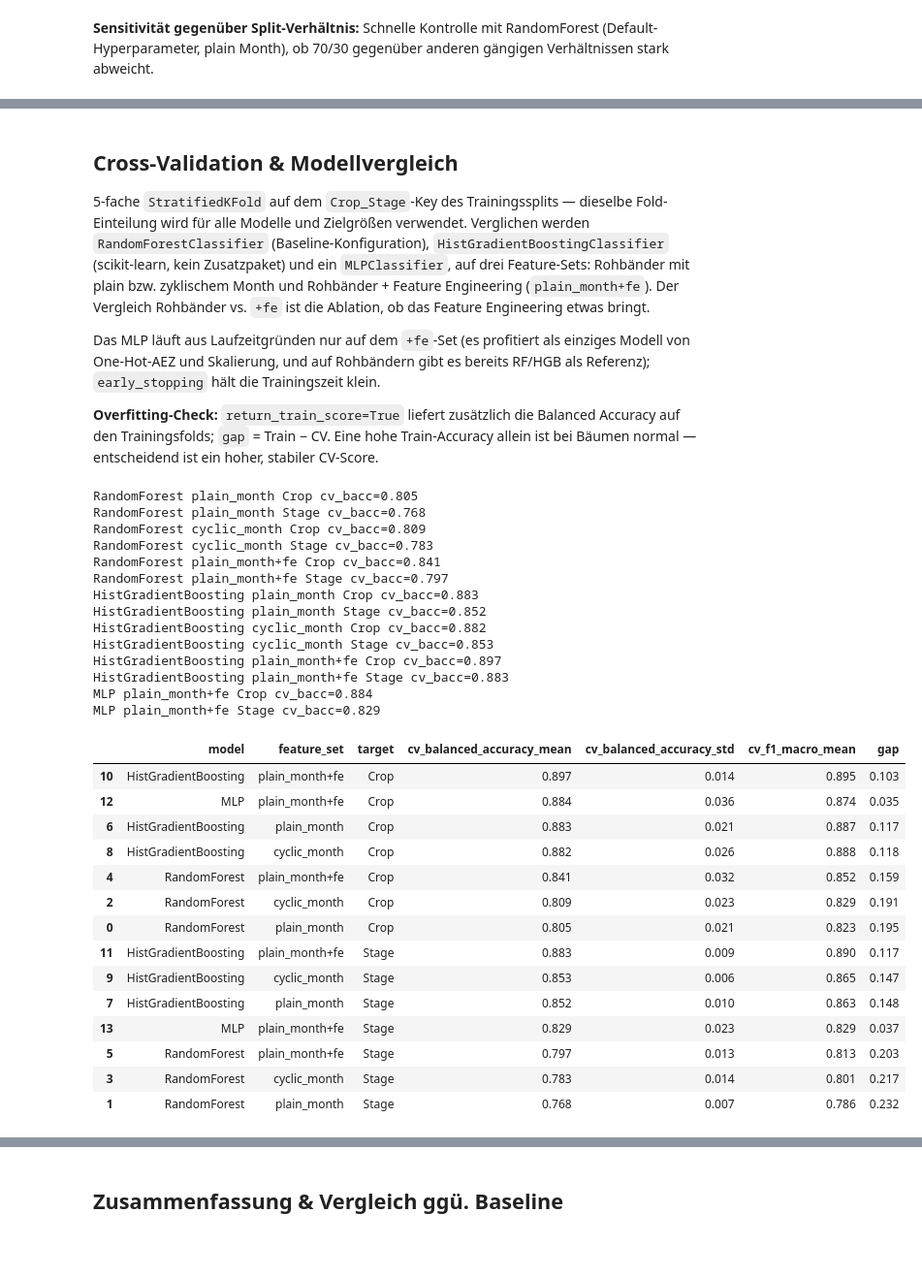
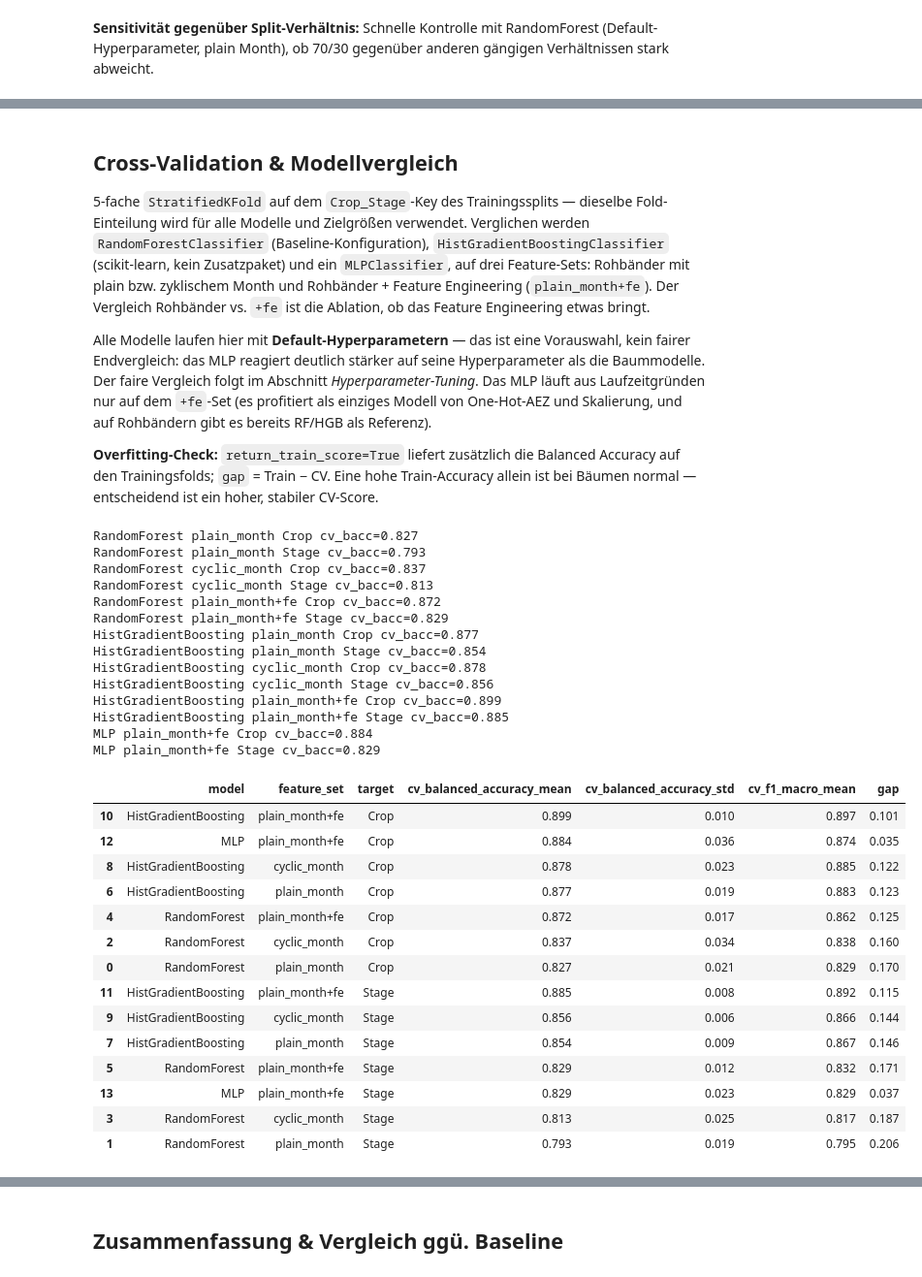
Before and after one commit to PavithV/LandwirtschaftsProjekt, a Jupyter notebook: milestone2_model.ipynb, the cells around one changed output, grey strips where cells are left out. Shown at 97% size. Drawn from its saved outputs; the diff is of its cells as text; code cells hidden in the pictures; blank space fills up the shorter version.

```diff
--- a/milestone2_model.ipynb
+++ b/milestone2_model.ipynb
@@ -193,7 +193,7 @@ ratio_results
 
 5-fache `StratifiedKFold` auf dem `Crop_Stage`-Key des Trainingssplits — dieselbe Fold-Einteilung wird für alle Modelle und Zielgrößen verwendet. Verglichen werden `RandomForestClassifier` (Baseline-Konfiguration), `HistGradientBoostingClassifier` (scikit-learn, kein Zusatzpaket) und ein `MLPClassifier`, auf drei Feature-Sets: Rohbänder mit plain bzw. zyklischem Month und Rohbänder + Feature Engineering (`plain_month+fe`). Der Vergleich Rohbänder vs. `+fe` ist die Ablation, ob das Feature Engineering etwas bringt.
 
-Das MLP läuft aus Laufzeitgründen nur auf dem `+fe`-Set (es profitiert als einziges Modell von One-Hot-AEZ und Skalierung, und auf Rohbändern gibt es bereits RF/HGB als Referenz); `early_stopping` hält die Trainingszeit klein.
+Alle Modelle laufen hier mit **Default-Hyperparametern** — das ist eine Vorauswahl, kein fairer Endvergleich: das MLP reagiert deutlich stärker auf seine Hyperparameter als die Baummodelle. Der faire Vergleich folgt im Abschnitt *Hyperparameter-Tuning*. Das MLP läuft aus Laufzeitgründen nur auf dem `+fe`-Set (es profitiert als einziges Modell von One-Hot-AEZ und Skalierung, und auf Rohbändern gibt es bereits RF/HGB als Referenz).
 
 **Overfitting-Check:** `return_train_score=True` liefert zusätzlich die Balanced Accuracy auf den Trainingsfolds; `gap` = Train − CV. Eine hohe Train-Accuracy allein ist bei Bäumen normal — entscheidend ist ein hoher, stabiler CV-Score.
 # %%
@@ -208,57 +208,61 @@ model_factories = {
 }
 
 skf = StratifiedKFold(n_splits=5, shuffle=True, random_state=RANDOM_STATE)
 cv_folds = list(skf.split(feature_sets['plain_month']['train'], combo_train))
 
 cv_rows = []
 for model_name, factory in model_factories.items():
     for feat_name, feat in feature_sets.items():
         if model_name == 'MLP' and feat_name != 'plain_month+fe':
             continue
         for target_name, y_target in targets.items():
             scores = cross_validate(make_pipe(factory()), feat['train'], y_target, cv=cv_folds,
                                     scoring=['balanced_accuracy', 'f1_macro'], return_train_score=True, n_jobs=-1)
             cv_rows.append({
                 'model': model_name,
                 'feature_set': feat_name,
                 'target': target_name,
                 'cv_balanced_accuracy_mean': scores['test_balanced_accuracy'].mean(),
                 'cv_balanced_accuracy_std': scores['test_balanced_accuracy'].std(),
                 'cv_f1_macro_mean': scores['test_f1_macro'].mean(),
                 'gap': scores['train_balanced_accuracy'].mean() - scores['test_balanced_accuracy'].mean(),
             })
             print(model_name, feat_name, target_name, f"cv_bacc={cv_rows[-1]['cv_balanced_accuracy_mean']:.3f}", flush=True)
 
 cv_results = pd.DataFrame(cv_rows).sort_values(['target', 'cv_balanced_accuracy_mean'], ascending=[True, False])
+
+def cv_score(model, target, feature_set='plain_month+fe'):
+    return cv_results.query("model == @model and feature_set == @feature_set and target == @target")['cv_balanced_accuracy_mean'].item()
+
 cv_results.round(3)
 # %% [output]
-RandomForest plain_month Crop cv_bacc=0.805
-RandomForest plain_month Stage cv_bacc=0.768
-RandomForest cyclic_month Crop cv_bacc=0.809
-RandomForest cyclic_month Stage cv_bacc=0.783
-RandomForest plain_month+fe Crop cv_bacc=0.841
-RandomForest plain_month+fe Stage cv_bacc=0.797
-HistGradientBoosting plain_month Crop cv_bacc=0.883
-HistGradientBoosting plain_month Stage cv_bacc=0.852
-HistGradientBoosting cyclic_month Crop cv_bacc=0.882
-HistGradientBoosting cyclic_month Stage cv_bacc=0.853
-HistGradientBoosting plain_month+fe Crop cv_bacc=0.897
-HistGradientBoosting plain_month+fe Stage cv_bacc=0.883
+RandomForest plain_month Crop cv_bacc=0.827
+RandomForest plain_month Stage cv_bacc=0.793
+RandomForest cyclic_month Crop cv_bacc=0.837
+RandomForest cyclic_month Stage cv_bacc=0.813
+RandomForest plain_month+fe Crop cv_bacc=0.872
+RandomForest plain_month+fe Stage cv_bacc=0.829
+HistGradientBoosting plain_month Crop cv_bacc=0.877
+HistGradientBoosting plain_month Stage cv_bacc=0.854
+HistGradientBoosting cyclic_month Crop cv_bacc=0.878
+HistGradientBoosting cyclic_month Stage cv_bacc=0.856
+HistGradientBoosting plain_month+fe Crop cv_bacc=0.899
+HistGradientBoosting plain_month+fe Stage cv_bacc=0.885
 MLP plain_month+fe Crop cv_bacc=0.884
 MLP plain_month+fe Stage cv_bacc=0.829
 |  | model | feature_set | target | cv_balanced_accuracy_mean | cv_balanced_accuracy_std | cv_f1_macro_mean | gap |
-| 10 | HistGradientBoosting | plain_month+fe | Crop | 0.897 | 0.014 | 0.895 | 0.103 |
+| 10 | HistGradientBoosting | plain_month+fe | Crop | 0.899 | 0.010 | 0.897 | 0.101 |
 | 12 | MLP | plain_month+fe | Crop | 0.884 | 0.036 | 0.874 | 0.035 |
-| 6 | HistGradientBoosting | plain_month | Crop | 0.883 | 0.021 | 0.887 | 0.117 |
-| 8 | HistGradientBoosting | cyclic_month | Crop | 0.882 | 0.026 | 0.888 | 0.118 |
-| 4 | RandomForest | plain_month+fe | Crop | 0.841 | 0.032 | 0.852 | 0.159 |
-| 2 | RandomForest | cyclic_month | Crop | 0.809 | 0.023 | 0.829 | 0.191 |
-| 0 | RandomForest | plain_month | Crop | 0.805 | 0.021 | 0.823 | 0.195 |
-| 11 | HistGradientBoosting | plain_month+fe | Stage | 0.883 | 0.009 | 0.890 | 0.117 |
-| 9 | HistGradientBoosting | cyclic_month | Stage | 0.853 | 0.006 | 0.865 | 0.147 |
-| 7 | HistGradientBoosting | plain_month | Stage | 0.852 | 0.010 | 0.863 | 0.148 |
+| 8 | HistGradientBoosting | cyclic_month | Crop | 0.878 | 0.023 | 0.885 | 0.122 |
+| 6 | HistGradientBoosting | plain_month | Crop | 0.877 | 0.019 | 0.883 | 0.123 |
+| 4 | RandomForest | plain_month+fe | Crop | 0.872 | 0.017 | 0.862 | 0.125 |
+| 2 | RandomForest | cyclic_month | Crop | 0.837 | 0.034 | 0.838 | 0.160 |
+| 0 | RandomForest | plain_month | Crop | 0.827 | 0.021 | 0.829 | 0.170 |
+| 11 | HistGradientBoosting | plain_month+fe | Stage | 0.885 | 0.008 | 0.892 | 0.115 |
+| 9 | HistGradientBoosting | cyclic_month | Stage | 0.856 | 0.006 | 0.866 | 0.144 |
+| 7 | HistGradientBoosting | plain_month | Stage | 0.854 | 0.009 | 0.867 | 0.146 |
+| 5 | RandomForest | plain_month+fe | Stage | 0.829 | 0.012 | 0.832 | 0.171 |
 | 13 | MLP | plain_month+fe | Stage | 0.829 | 0.023 | 0.829 | 0.037 |
-| 5 | RandomForest | plain_month+fe | Stage | 0.797 | 0.013 | 0.813 | 0.203 |
-| 3 | RandomForest | cyclic_month | Stage | 0.783 | 0.014 | 0.801 | 0.217 |
-| 1 | RandomForest | plain_month | Stage | 0.768 | 0.007 | 0.786 | 0.232 |
+| 3 | RandomForest | cyclic_month | Stage | 0.813 | 0.025 | 0.817 | 0.187 |
+| 1 | RandomForest | plain_month | Stage | 0.793 | 0.019 | 0.795 | 0.206 |
 # %% [markdown]
```
Also changed, not shown: parts of 14 cells of this notebook, 2 other files.
